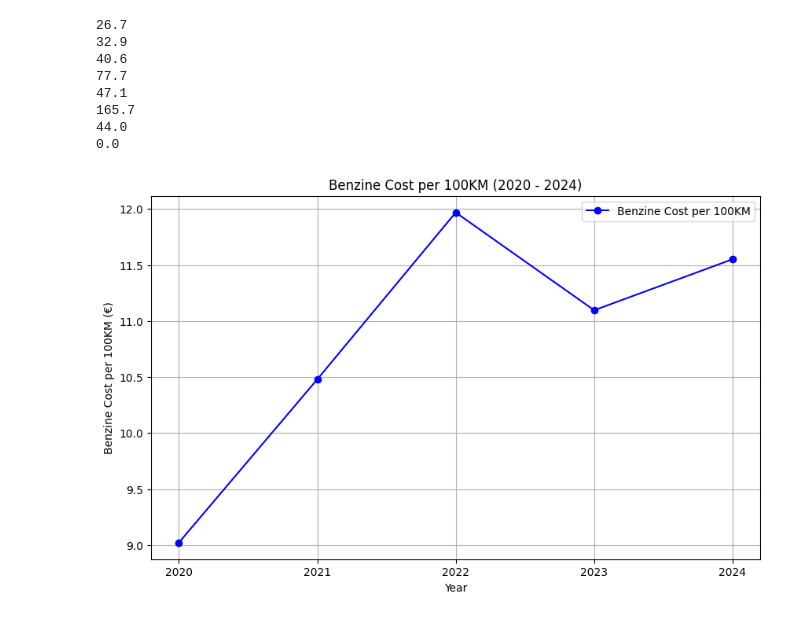
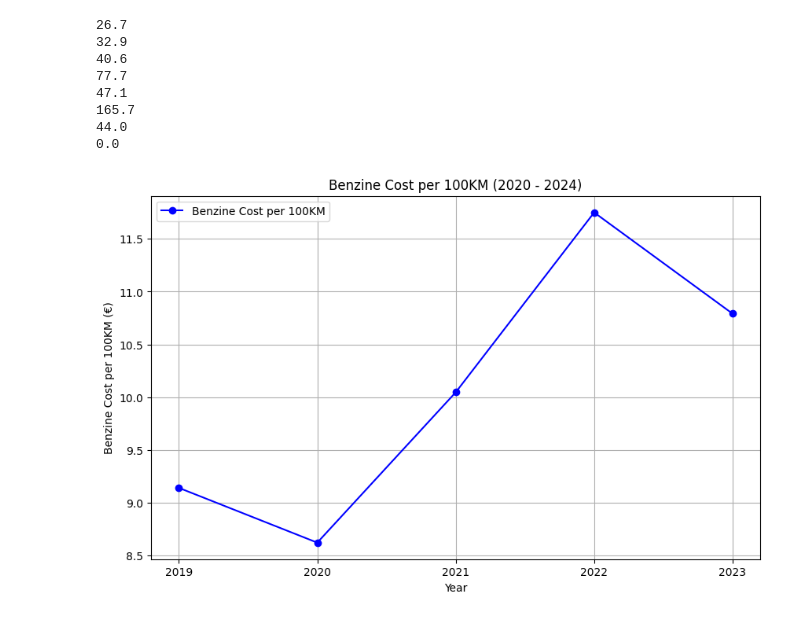
Before and after one commit to henkrehorst/uu_dss_project, a Jupyter notebook: dashboard/SeparateChartsForTesting/PriceComparison.ipynb, the cells around one changed output. Cells and saved outputs as stored; diff of their text form; code cells hidden in the pictures.

Commit message:
Finished the new calculation of weighted average based on the number of cars in each fueltype

```diff
--- a/dashboard/SeparateChartsForTesting/PriceComparison.ipynb
+++ b/dashboard/SeparateChartsForTesting/PriceComparison.ipynb
@@ -371,7 +379,7 @@ ConventionalFuelUsage.to_csv('averageUsage.csv', index=False)
 ### Re-importing the data
 # %%
 import pandas as pd
-averageUsageCsv = pd.read_csv('averageUsage.csv')
-averageUsageCsv.head(20)
+ConventionalFuelUsage = pd.read_csv('averageUsage.csv')
+ConventionalFuelUsage.head(20)
 # %% [output]
 |  | brandstof_omschrijving | average_fuel_usage | number_of_cars |
@@ -507,0 +526,17 @@ fuelPrices.sort_values(by=['Perioden'], ascending=True).reset_index(drop=True)
+# %%
+# Merge fuelPrices with conventionalFuelUsage on the fuel type column
+merged_df = pd.merge(
+    fuelPrices,
+    ConventionalFuelUsage,
+    left_on="FuelName",
+    right_on="brandstof_omschrijving",
+    how="left"
+)
+
+# Calculate the price per 100 km for each row
+merged_df["price_per_100km"] = merged_df["GemiddeldePompprijs_1"] * merged_df["average_fuel_usage"]
+
+# Select the relevant columns for the result
+result_df = merged_df[["Perioden", "FuelName", "GemiddeldePompprijs_1", "average_fuel_usage", "price_per_100km", "number_of_cars"]]
+
+result_df
@@ -508,11 +560,11 @@ fuelPrices.sort_values(by=['Perioden'], ascending=True).reset_index(drop=True)
 # %%
 # Ensure ConventionalFuelUsage is a separate copy
-ConventionalFuelUsage = ConventionalFuelUsage.copy()
+result_df = result_df.copy()
 
 # Perform the vectorized calculation
-ConventionalFuelUsage['product'] = (
-    ConventionalFuelUsage['average_fuel_usage'] * ConventionalFuelUsage['number_of_cars']
+result_df['product'] = (
+    result_df['price_per_100km'] * result_df['number_of_cars']
 )
 
-ConventionalFuelUsage.tail(20)
+result_df.tail(20)
 # %% [output]
@@ -531,7 +593,11 @@ TotalSampleCars
 # %%
 # Now for the weighted average
+result_df = result_df.copy()
 
-# Caculate the sum of products
-SumOfProducts = ConventionalFuelUsage['product'].sum()
-WeightedAverage = SumOfProducts/TotalSampleCars
-print(WeightedAverage)
+summedDf = result_df.groupby('Perioden').sum()
+
+summedDf = summedDf.copy()
+
+summedDf['yearAvg'] = (
+    summedDf['product'] / TotalSampleCars
+)
@@ -591,18 +631,18 @@ for trip in Trips:  # Loop through all rows in the list of stations to plot name
 # %%
 import pandas as pd
 import matplotlib.pyplot as plt
 
-years = fuelPrices['Perioden']
-benzine_cost_per_100km = fuelPrices['FuelPriceBenzine100KM']
+years = summedDf.index.values
+benzine_cost_per_100km = summedDf['yearAvg']
 
 # Creating the plot
 plt.figure(figsize=(10, 6))
 plt.plot(years, benzine_cost_per_100km, marker='o', color='b', label="Benzine Cost per 100KM")
 plt.xlabel("Year")
 plt.ylabel("Benzine Cost per 100KM (€)")
 plt.title("Benzine Cost per 100KM (2020 - 2024)")
 plt.grid(True)
 plt.legend()
 plt.show()
 # %% [output]
-[figure, old version]
+[figure, new version]
```
Also changed, not shown: parts of 13 cells of this notebook.
